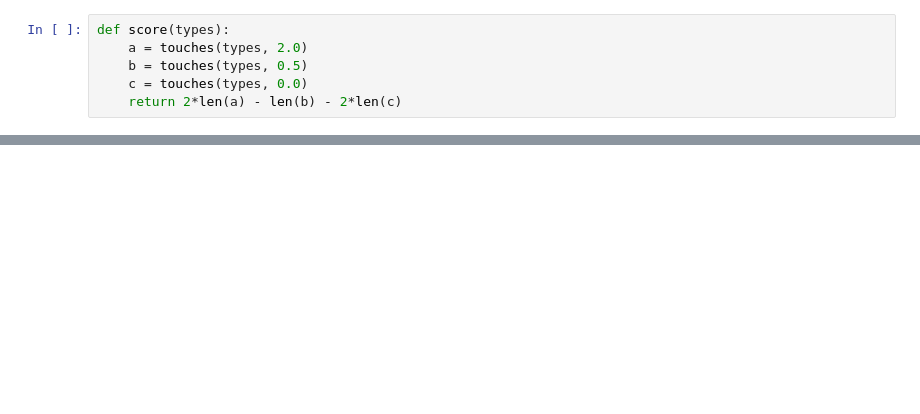
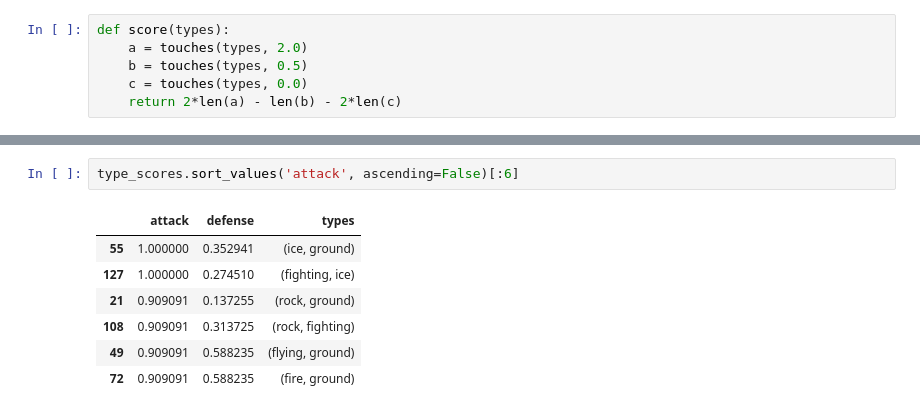
Before and after one commit to henrywallace/games, a Jupyter notebook: pokemon/pokemon.ipynb, the cells around one changed output, grey strips where cells are left out. Drawn from its saved outputs; the diff is of its cells as text; blank space fills up the shorter version.

```diff
--- a/pokemon/pokemon.ipynb
+++ b/pokemon/pokemon.ipynb
@@ -75,0 +351,10 @@ sorted(combos, reverse=True)[:10]
+# %%
+type_scores.sort_values('attack', ascending=False)[:6]
+# %% [output]
+|  | attack | defense | types |
+| 55 | 1.000000 | 0.352941 | (ice, ground) |
+| 127 | 1.000000 | 0.274510 | (fighting, ice) |
+| 21 | 0.909091 | 0.137255 | (rock, ground) |
+| 108 | 0.909091 | 0.313725 | (rock, fighting) |
+| 49 | 0.909091 | 0.588235 | (flying, ground) |
+| 72 | 0.909091 | 0.588235 | (fire, ground) |
```
Also changed, not shown: parts of 61 cells of this notebook, 2 other files.
